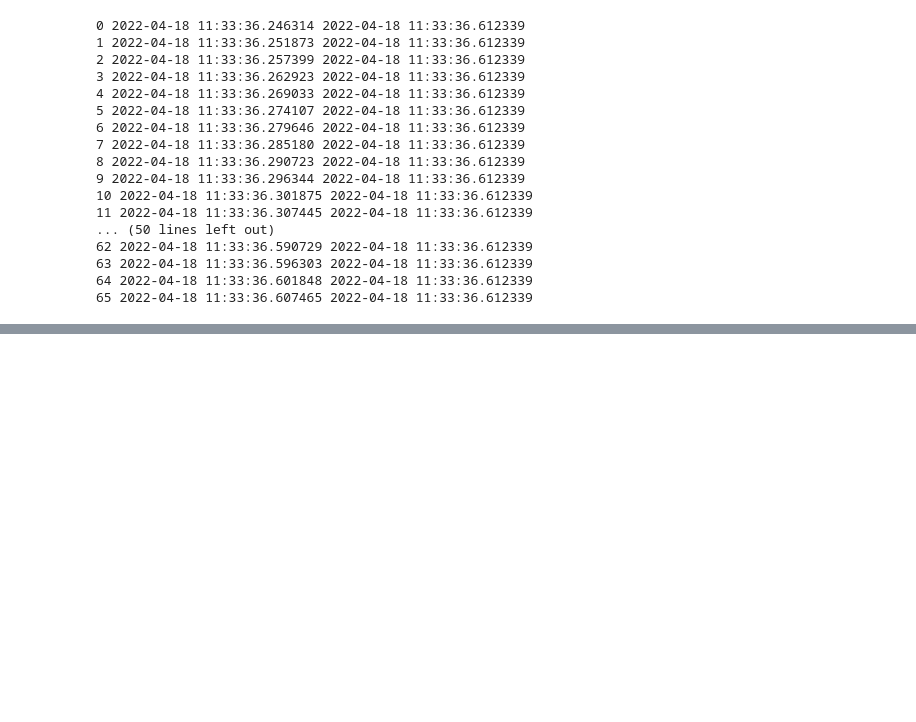
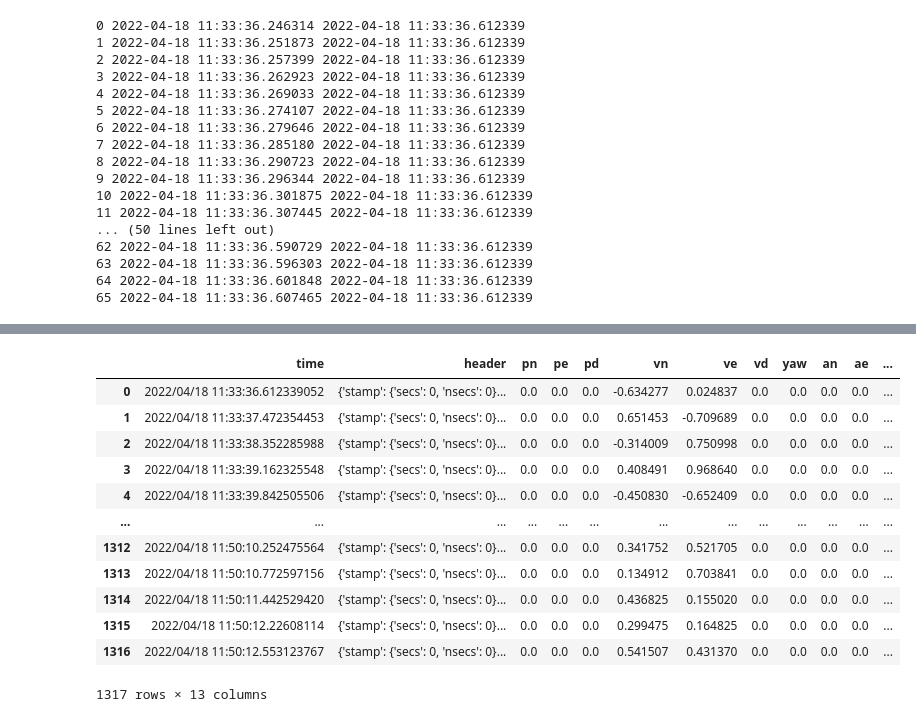
Before and after one commit to ziiiliu/Dissertation_sim2real, a Jupyter notebook: data_processing/preprocessing.ipynb, the cells around one changed output, grey strips where cells are left out. Drawn from its saved outputs; the diff is of its cells as text; code cells hidden in the pictures; blank space fills up the shorter version.

```diff
--- a/data_processing/preprocessing.ipynb
+++ b/data_processing/preprocessing.ipynb
@@ -75,0 +179,16 @@ with open("ref_states.npy", "wb") as f:
+# %%
+ref_states
+# %% [output]
+|  | time | header | pn | pe | pd | vn | ve | vd | yaw | an | ae | ... |
+| 0 | 2022/04/18 11:33:36.612339052 | {'stamp': {'secs': 0, 'nsecs': 0}... | 0.0 | 0.0 | 0.0 | -0.634277 | 0.024837 | 0.0 | 0.0 | 0.0 | 0.0 | ... |
+| 1 | 2022/04/18 11:33:37.472354453 | {'stamp': {'secs': 0, 'nsecs': 0}... | 0.0 | 0.0 | 0.0 | 0.651453 | -0.709689 | 0.0 | 0.0 | 0.0 | 0.0 | ... |
+| 2 | 2022/04/18 11:33:38.352285988 | {'stamp': {'secs': 0, 'nsecs': 0}... | 0.0 | 0.0 | 0.0 | -0.314009 | 0.750998 | 0.0 | 0.0 | 0.0 | 0.0 | ... |
+| 3 | 2022/04/18 11:33:39.162325548 | {'stamp': {'secs': 0, 'nsecs': 0}... | 0.0 | 0.0 | 0.0 | 0.408491 | 0.968640 | 0.0 | 0.0 | 0.0 | 0.0 | ... |
+| 4 | 2022/04/18 11:33:39.842505506 | {'stamp': {'secs': 0, 'nsecs': 0}... | 0.0 | 0.0 | 0.0 | -0.450830 | -0.652409 | 0.0 | 0.0 | 0.0 | 0.0 | ... |
+| ... | ... | ... | ... | ... | ... | ... | ... | ... | ... | ... | ... | ... |
+| 1312 | 2022/04/18 11:50:10.252475564 | {'stamp': {'secs': 0, 'nsecs': 0}... | 0.0 | 0.0 | 0.0 | 0.341752 | 0.521705 | 0.0 | 0.0 | 0.0 | 0.0 | ... |
+| 1313 | 2022/04/18 11:50:10.772597156 | {'stamp': {'secs': 0, 'nsecs': 0}... | 0.0 | 0.0 | 0.0 | 0.134912 | 0.703841 | 0.0 | 0.0 | 0.0 | 0.0 | ... |
+| 1314 | 2022/04/18 11:50:11.442529420 | {'stamp': {'secs': 0, 'nsecs': 0}... | 0.0 | 0.0 | 0.0 | 0.436825 | 0.155020 | 0.0 | 0.0 | 0.0 | 0.0 | ... |
+| 1315 | 2022/04/18 11:50:12.22608114 | {'stamp': {'secs': 0, 'nsecs': 0}... | 0.0 | 0.0 | 0.0 | 0.299475 | 0.164825 | 0.0 | 0.0 | 0.0 | 0.0 | ... |
+| 1316 | 2022/04/18 11:50:12.553123767 | {'stamp': {'secs': 0, 'nsecs': 0}... | 0.0 | 0.0 | 0.0 | 0.541507 | 0.431370 | 0.0 | 0.0 | 0.0 | 0.0 | ... |
+1317 rows × 13 columns
```
Also changed, not shown: parts of 8 cells of this notebook.
